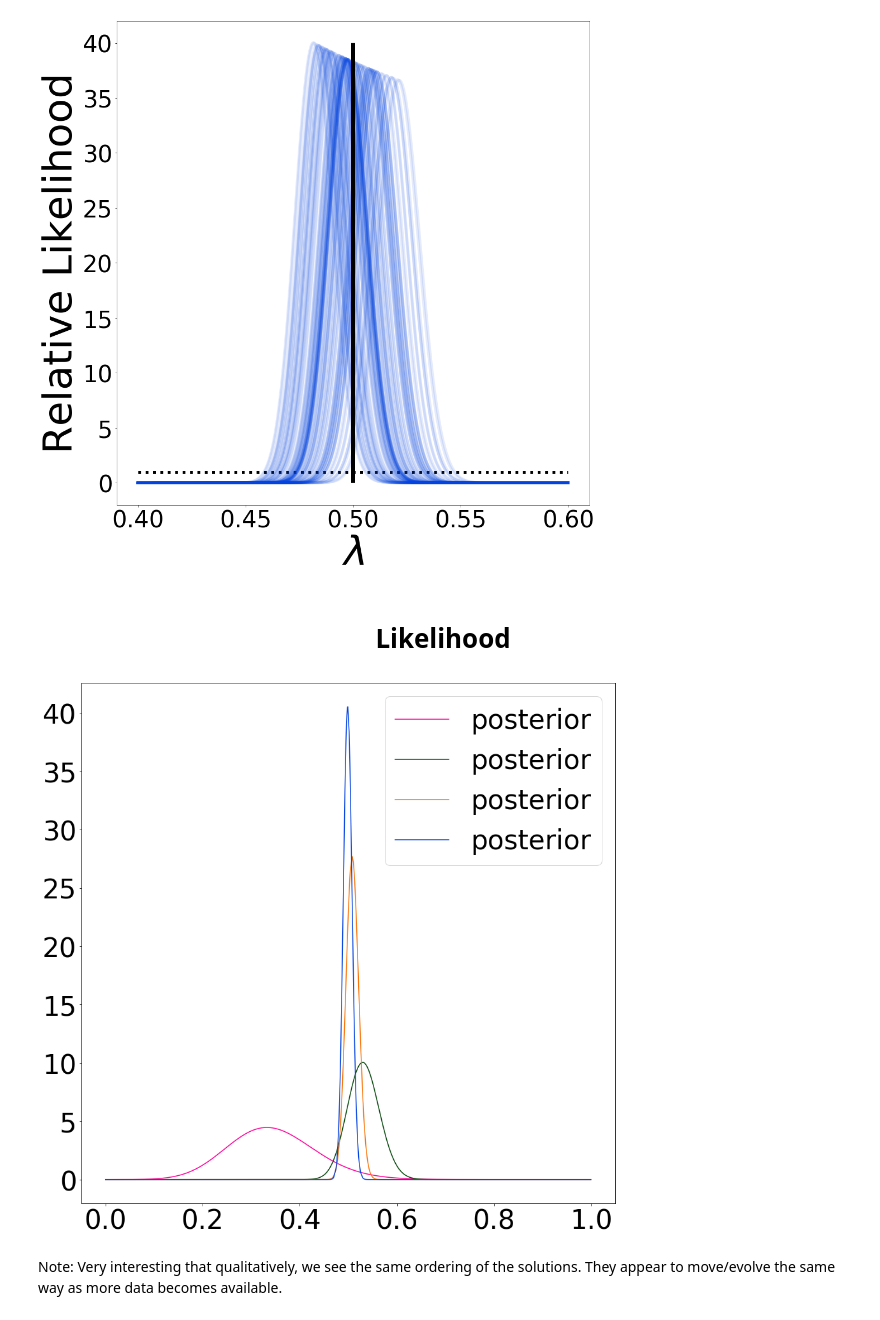
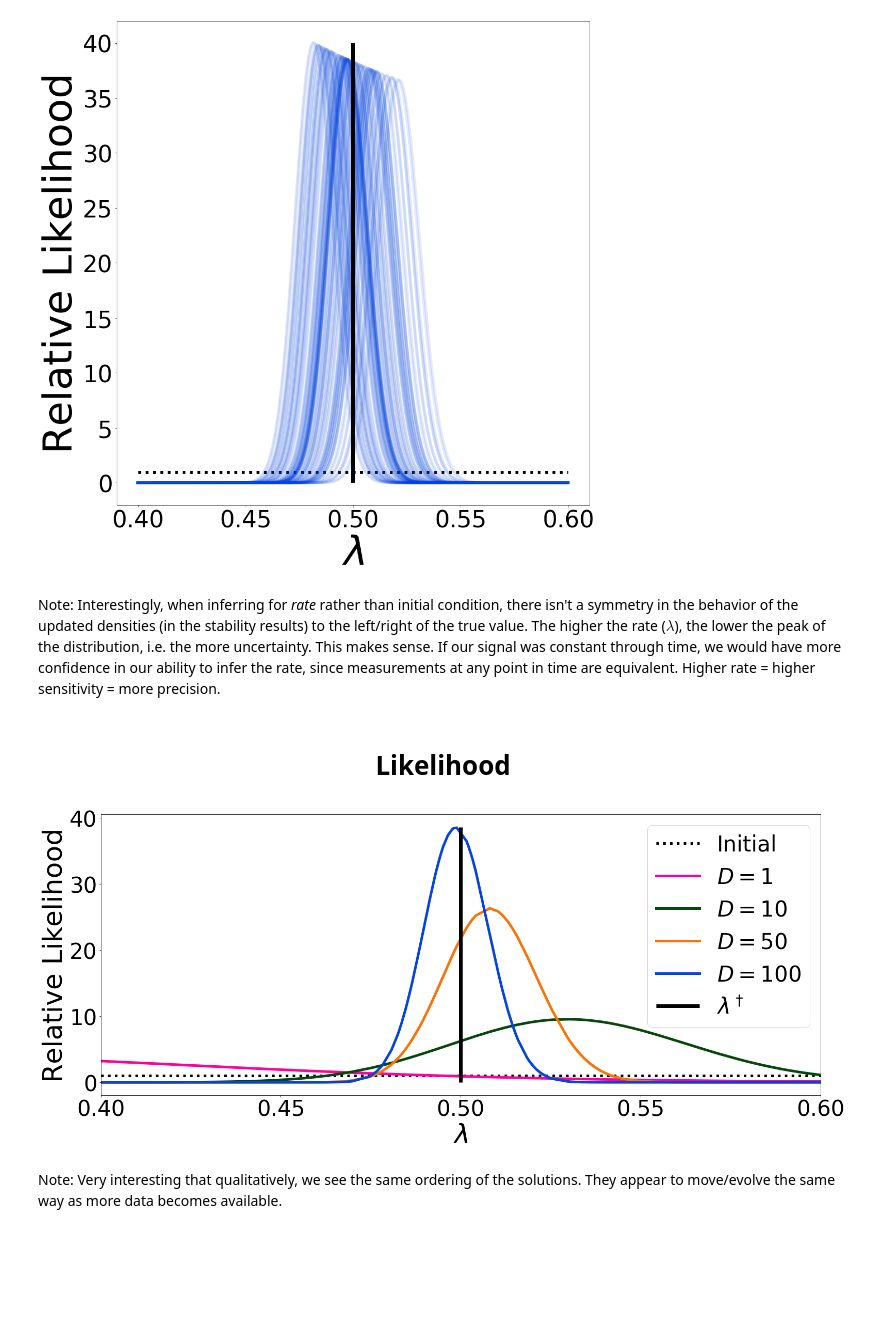
Before and after one commit to mathematicalmichael/jsm19, a Jupyter notebook: SIAM_CSE19_Poster.ipynb, the cells around one changed output. Cells and saved outputs as stored; diff of their text form; code cells hidden in the pictures; blank space fills up the shorter version.

Commit message:
added some notes to the notebook.

```diff
--- a/SIAM_CSE19_Poster.ipynb
+++ b/SIAM_CSE19_Poster.ipynb
@@ -319,24 +319,36 @@ for idx,num_observations in enumerate([1,10,50,100]):
 [figure]
 [figure]
 [figure]
+# %% [markdown]
+Note:
+Interestingly, when inferring for _rate_ rather than initial condition, there isn't a symmetry in the behavior of the updated densities (in the stability results) to the left/right of the true value. The higher the rate ($\lambda$), the lower the peak of the distribution, i.e. the more uncertainty. This makes sense. If our signal was constant through time, we would have more confidence in our ability to infer the rate, since measurements at any point in time are equivalent. Higher rate = higher sensitivity = more precision.
 # %% [markdown]
 # <center> Likelihood </center>
 # %%
 num_data = 100
-for idx, num_data in enumerate([1, 10, 50, 100]):
-    D = distributions.parametric_dist(num_data)
-    for i in range(num_data):
+plt.rcParams['figure.figsize'] = 25, 10
+fig = plt.figure()
+ax = plt.gca()
+ax.plot(lam_mesh, in_pdf, label="Initial", color='xkcd:black', ls=':', lw=5)
+for idx, num_obs in enumerate([1, 10, 50, 100]):
+    D = distributions.parametric_dist(num_obs)
+    for i in range(num_obs):
         D.assign_dist('norm', dim = i, kwds={'loc': u[i], 'scale': sigma})
-    resids = model(input_samples)[:,:num_data]
+    resids = model(input_samples)[:,:num_obs]
     likelihood = D.pdf(resids)
     asr = np.argsort(input_samples[:,0])
     sorted_inputs = input_samples[asr]
     sorted_outputs = likelihood[asr]*in_dist.pdf(input_samples)[asr]
-    plt.plot(sorted_inputs, 1000*sorted_outputs/np.sum(sorted_outputs), label='posterior', c= colors[3-idx])
-#     plt.xlim([0.4, 0.6])
-    plt.legend()
+    ax.plot(sorted_inputs, 950*sorted_outputs/np.sum(sorted_outputs), label="$D=%d$"%num_obs, c= colors[3-idx], lw=5)
+ax.vlines(0.5, 0, np.max(post_eval), label="$\\lambda^\dagger$", lw=7, alpha=1, zorder=3)
+plt.xlim([0.4, 0.6])
+plt.xlabel("$\\lambda$", fontsize=52)
+plt.ylabel("Relative Likelihood", fontsize=52)
+ax.set_xticks([.4, .45, .5, .55, .6])
+plt.legend()
+plt.show()
 # %% [output]
-[figure, old version]
+[figure, new version]
 # %% [markdown]
 Note:
 Very interesting that qualitatively, we see the same ordering of the solutions. They appear to move/evolve the same way as more data becomes available.
```
